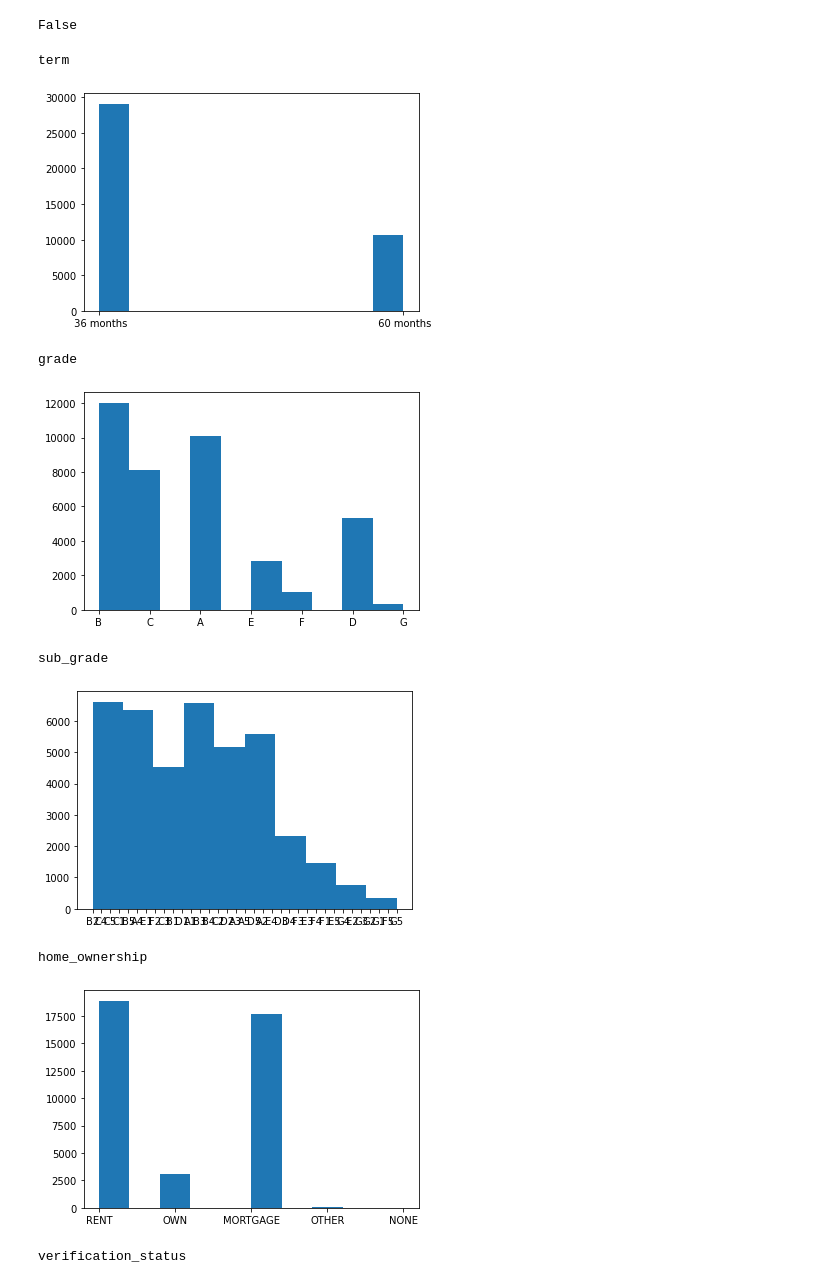
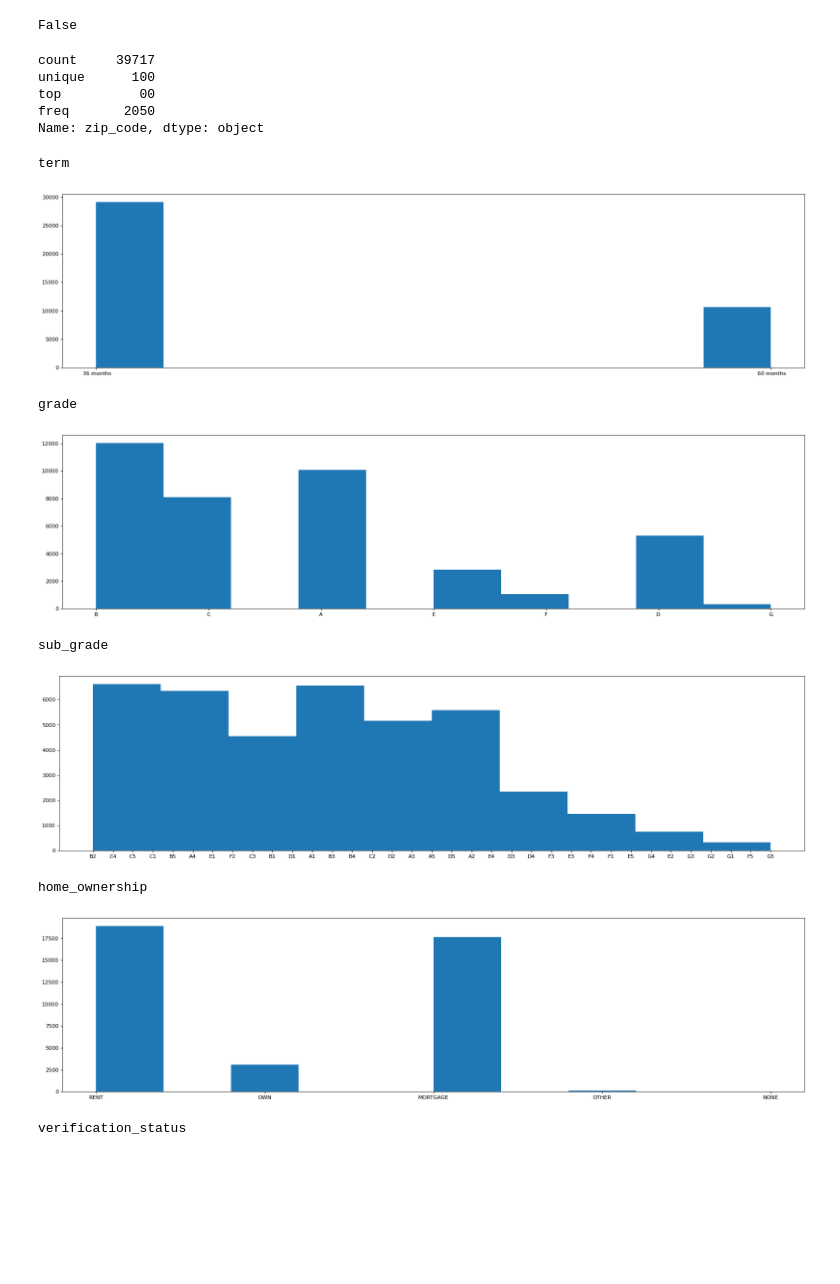
Before and after one commit to praveenkr3187/Lending-Club-Case-Study, a Jupyter notebook: upgrad_assignment.ipynb, the cells around one changed output. Cells and saved outputs as stored; diff of their text form; code cells hidden in the pictures; blank space fills up the shorter version.

```diff
--- a/upgrad_assignment.ipynb
+++ b/upgrad_assignment.ipynb
@@ -276,3 +225,34 @@ Name: application_type, dtype: object
 len(numeric_var) + len(cat_var) == data.shape[1]
 # %% [output]
 False
+# %%
+#from the description we see that emp_title, last_credit_pull_d, last_pymnt_d, earliest_cr_line, title, desc, emp_title have too many unique values
+# removing it from the list of categorical columns. We will do analysis on these separately
+
+additional_cols = ['emp_title', 'emp_length', 'issue_d', 'last_credit_pull_d', "last_pymnt_d", "earliest_cr_line", "title", "desc"]
+for c in additional_cols:
+  cat_var.remove(c)
+# %%
+#we can see that application_type, initial_list_status, pymnt_plan have onnly one unique value, they wont contribute anything in the analysis as the values are same everywhere
+# we can drop these columns
+
+for c in ['application_type', 'initial_list_status', 'pymnt_plan']:
+  cat_var.remove(c)
+# %%
+#we also see that the value of url is unique for each row so this is also not very useful to draw an analysis
+#dropping that
+cat_var.remove('url')
+# %%
+#the zip code has 5 digits and last two digits are masked. The first digit in US zip code is for a state and we have another column for that.
+#we can remove the last two digits and first digit so we can see if we can draw any analysis from
+#the region which the person belongs to which are identified by 2nd and 3rd digit in the zip code
+
+data['zip_code'] = data['zip_code'].apply(lambda x: x[1:3])
+# %%
+data['zip_code'].describe()
+# %% [output]
+count     39717
+unique      100
+top          00
+freq       2050
+Name: zip_code, dtype: object
@@ -279,15 +261,16 @@ False
 # %%
 for var in cat_var:
+  figure(figsize=(25, 6), dpi=80)
   print(var)
   plt.hist(data[var])
   plt.show()
 # %% [output]
 term
-[figure, old version]
+[figure, new version]
 grade
-[figure, old version]
+[figure, new version]
 sub_grade
-[figure, old version]
+[figure, new version]
 home_ownership
-[figure, old version]
+[figure, new version]
 verification_status
```
Also changed, not shown: parts of 10 cells of this notebook.
